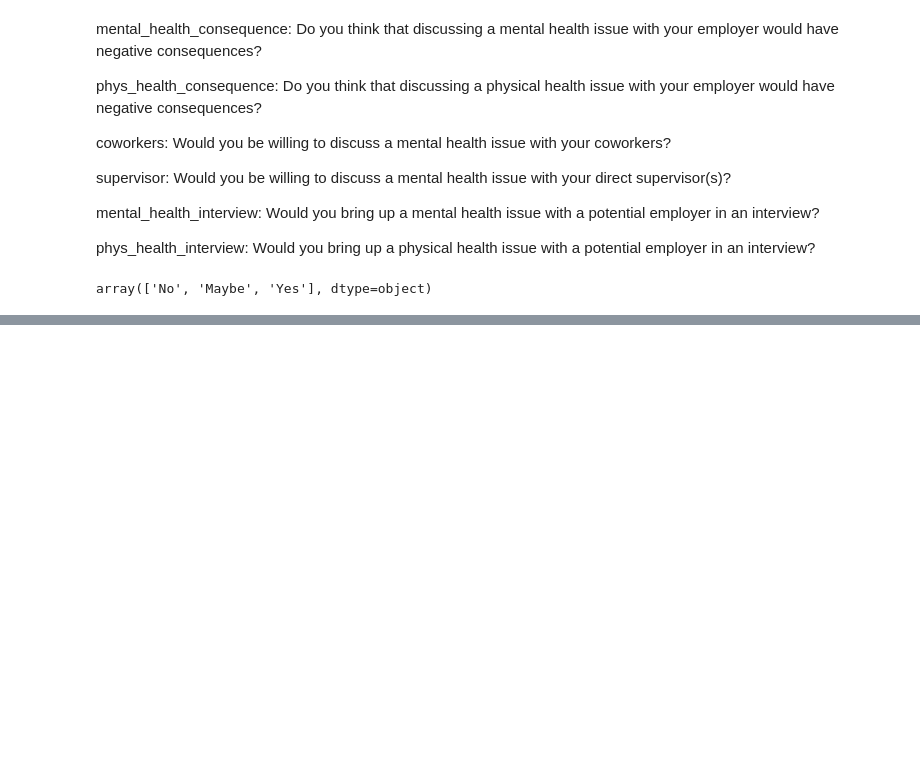
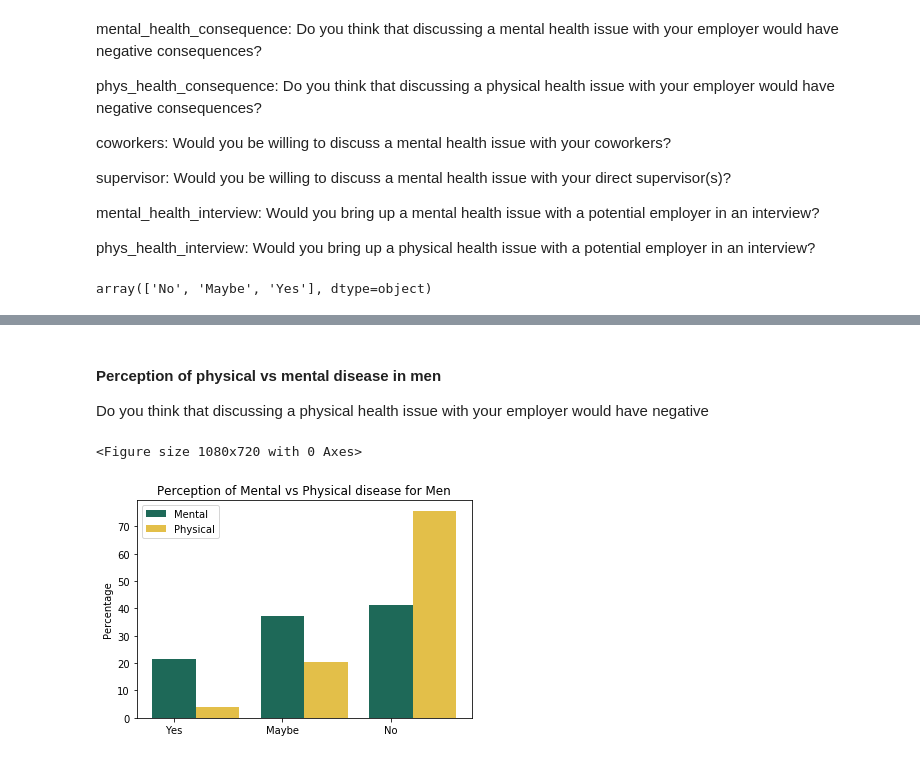
Before and after one commit to chriszapp/data-squad-32_EDA, a Jupyter notebook: tech and mental health.ipynb, the cells around one changed output, grey strips where cells are left out. Saved outputs shown, nothing was run; the diff lists cells and outputs as text; code cells hidden in the pictures; blank space fills up the shorter version.

```diff
--- a/tech and mental health.ipynb
+++ b/tech and mental health.ipynb
@@ -281,0 +454,38 @@ ax = sns.countplot(x="mental_health_consequence", data= df, hue="gender_clean")
+# %% [markdown]
+#### Perception of physical vs mental disease in men
+Do you think that discussing a physical health issue with your employer would have negative
+# %%
+### plotting
+#number of pairs of bars:
+n = 3
+
+#position of bars on x-axis
+
+labels =["Yes", "Maybe","No"]
+
+ind = np.arange(len(labels))
+
+fig = plt.figure(figsize=(15, 10))
+
+width = 0.4 #widht of the bars
+
+#WOMEN - behaviour facing mental vs physical disease
+fig, ax = plt.subplots()
+ax1 = ax.bar(ind,cons_m_mental, width, label = "Mental", color="#1e6958" )
+ax2 = ax.bar(ind + width, cons_m_phy, width, label = "Physical", color = "#e3bf49")
+
+
+# customising
+ax.set_ylabel('Percentage')
+ax.set_title('Perception of Mental vs Physical disease for Men')
+
+ax.set_xticks(ind)
+ax.set_xticklabels(labels)
+
+
+ax.legend()
+
+plt.show()
+# %% [output]
+<Figure size 1080x720 with 0 Axes>
+[figure, added]
```
Also changed, not shown: parts of 31 cells of this notebook.
